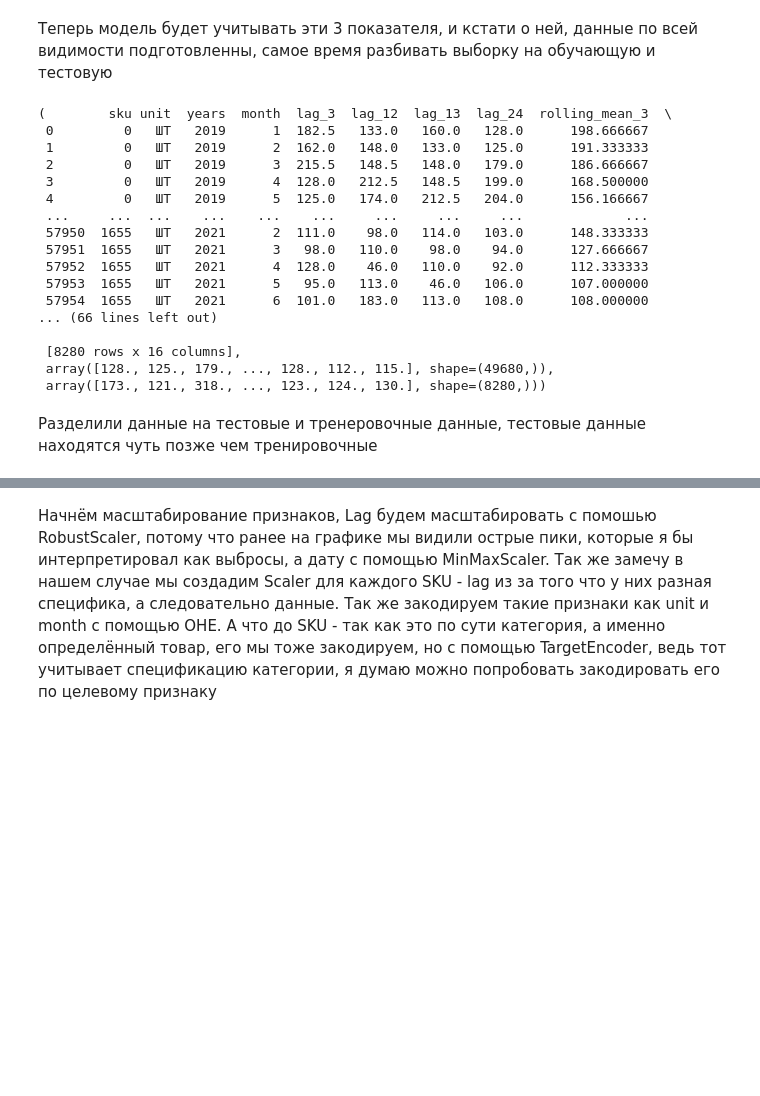
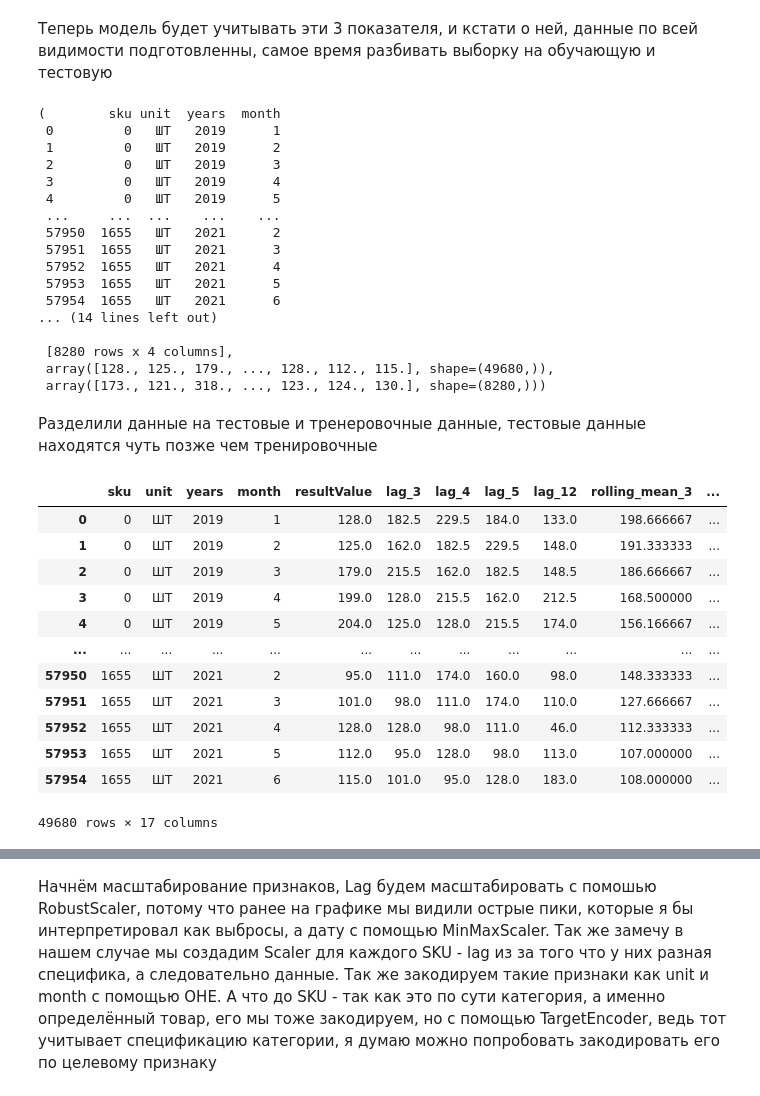
Before and after one commit to HEYDA4HNK/mamo-2026, a Jupyter notebook: Notebook.ipynb, the cells around one changed output, grey strips where cells are left out. Saved outputs shown, nothing was run; the diff lists cells and outputs as text; code cells hidden in the pictures; blank space fills up the shorter version.

```diff
--- a/Notebook.ipynb
+++ b/Notebook.ipynb
@@ -379,42 +389,63 @@ seasonedData.drop('unit', axis=1).corr().round(2)
 # %% [markdown]
 Теперь модель будет учитывать эти 3 показателя, и кстати о ней, данные по всей видимости подготовленны, самое время разбивать выборку на обучающую и тестовую
 # %%
+def train_test_date_split(dataFrame, threshold):
+    dateTrainRange = np.array([i < threshold for i in range(0, 35)] * 1656)
+    dateTestRange = np.array([i >= threshold for i in range(0, 35)] * 1656)
 
-trueVal = rollingData['resultValue']
-paramVal = rollingData.drop('resultValue', axis=1)
+    data_test_s = dataFrame[dateTestRange];
+    data_train_s = dataFrame[dateTrainRange];
+
+    X_train = data_train_s.drop('resultValue', axis=1)
+    X_test = data_test_s.drop('resultValue', axis=1)
+
+    y_train = data_train_s['resultValue'].values
+    y_test = data_test_s['resultValue'].values
+
+    return X_train, X_test, y_train, y_test
 
 threshold = 30
 
-dateTrainRange = np.array([i < threshold for i in range(0, 35)] * 1656)
-dateTestRange = np.array([i >= threshold for i in range(0, 35)] * 1656)
-
-data_test_s = seasonedData[dateTestRange];
-data_train_s = seasonedData[dateTrainRange];
-
-X_train = data_train_s.drop('resultValue', axis=1)
-X_test = data_test_s.drop('resultValue', axis=1)
-
-y_train = data_train_s['resultValue'].values
-y_test = data_test_s['resultValue'].values
+X_train, X_test, y_train, y_test = train_test_date_split(transformedTrainData, threshold)
 
 X_train, X_test, y_train, y_test
 # %% [output]
-(        sku unit  years  month  lag_3  lag_12  lag_13  lag_24  rolling_mean_3  \
- 0         0   ШТ   2019      1  182.5   133.0   160.0   128.0      198.666667
- 1         0   ШТ   2019      2  162.0   148.0   133.0   125.0      191.333333
- 2         0   ШТ   2019      3  215.5   148.5   148.0   179.0      186.666667
- 3         0   ШТ   2019      4  128.0   212.5   148.5   199.0      168.500000
- 4         0   ШТ   2019      5  125.0   174.0   212.5   204.0      156.166667
- ...     ...  ...    ...    ...    ...     ...     ...     ...             ...
- 57950  1655   ШТ   2021      2  111.0    98.0   114.0   103.0      148.333333
- 57951  1655   ШТ   2021      3   98.0   110.0    98.0    94.0      127.666667
- 57952  1655   ШТ   2021      4  128.0    46.0   110.0    92.0      112.333333
- 57953  1655   ШТ   2021      5   95.0   113.0    46.0   106.0      107.000000
- 57954  1655   ШТ   2021      6  101.0   183.0   113.0   108.0      108.000000
-... (66 lines left out)
+(        sku unit  years  month
+ 0         0   ШТ   2019      1
+ 1         0   ШТ   2019      2
+ 2         0   ШТ   2019      3
+ 3         0   ШТ   2019      4
+ 4         0   ШТ   2019      5
+ ...     ...  ...    ...    ...
+ 57950  1655   ШТ   2021      2
+ 57951  1655   ШТ   2021      3
+ 57952  1655   ШТ   2021      4
+ 57953  1655   ШТ   2021      5
+ 57954  1655   ШТ   2021      6
+... (14 lines left out)
 
- [8280 rows x 16 columns],
+ [8280 rows x 4 columns],
  array([128., 125., 179., ..., 128., 112., 115.], shape=(49680,)),
  array([173., 121., 318., ..., 123., 124., 130.], shape=(8280,)))
 # %% [markdown]
 Разделили данные на тестовые и тренеровочные данные, тестовые данные находятся чуть позже чем тренировочные
+# %%
+learnTrain = X_train.copy()
+learnTrain['resultValue'] = y_train
+paramsTrain, cols, free_cols = add_all_info_rows(learnTrain, [3, 4, 5, 12], [3, 6, 12])
+X_train_params = paramsTrain.drop('resultValue', axis=1)
+paramsTrain
+# %% [output]
+|  | sku | unit | years | month | resultValue | lag_3 | lag_4 | lag_5 | lag_12 | rolling_mean_3 | ... |
+| 0 | 0 | ШТ | 2019 | 1 | 128.0 | 182.5 | 229.5 | 184.0 | 133.0 | 198.666667 | ... |
+| 1 | 0 | ШТ | 2019 | 2 | 125.0 | 162.0 | 182.5 | 229.5 | 148.0 | 191.333333 | ... |
+| 2 | 0 | ШТ | 2019 | 3 | 179.0 | 215.5 | 162.0 | 182.5 | 148.5 | 186.666667 | ... |
+| 3 | 0 | ШТ | 2019 | 4 | 199.0 | 128.0 | 215.5 | 162.0 | 212.5 | 168.500000 | ... |
+| 4 | 0 | ШТ | 2019 | 5 | 204.0 | 125.0 | 128.0 | 215.5 | 174.0 | 156.166667 | ... |
+| ... | ... | ... | ... | ... | ... | ... | ... | ... | ... | ... | ... |
+| 57950 | 1655 | ШТ | 2021 | 2 | 95.0 | 111.0 | 174.0 | 160.0 | 98.0 | 148.333333 | ... |
+| 57951 | 1655 | ШТ | 2021 | 3 | 101.0 | 98.0 | 111.0 | 174.0 | 110.0 | 127.666667 | ... |
+| 57952 | 1655 | ШТ | 2021 | 4 | 128.0 | 128.0 | 98.0 | 111.0 | 46.0 | 112.333333 | ... |
+| 57953 | 1655 | ШТ | 2021 | 5 | 112.0 | 95.0 | 128.0 | 98.0 | 113.0 | 107.000000 | ... |
+| 57954 | 1655 | ШТ | 2021 | 6 | 115.0 | 101.0 | 95.0 | 128.0 | 183.0 | 108.000000 | ... |
+49680 rows × 17 columns
```
Also changed, not shown: parts of 42 cells of this notebook, 5 other files.
